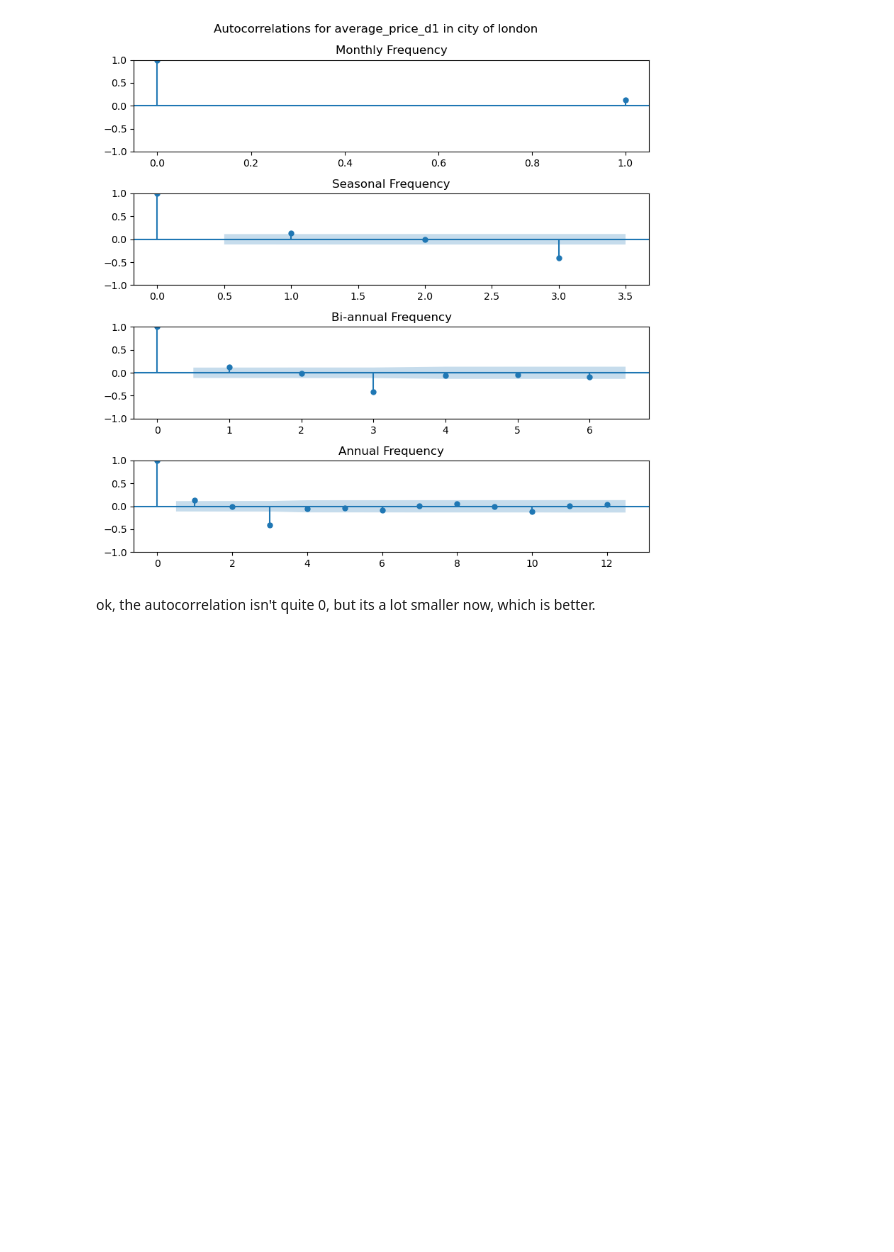
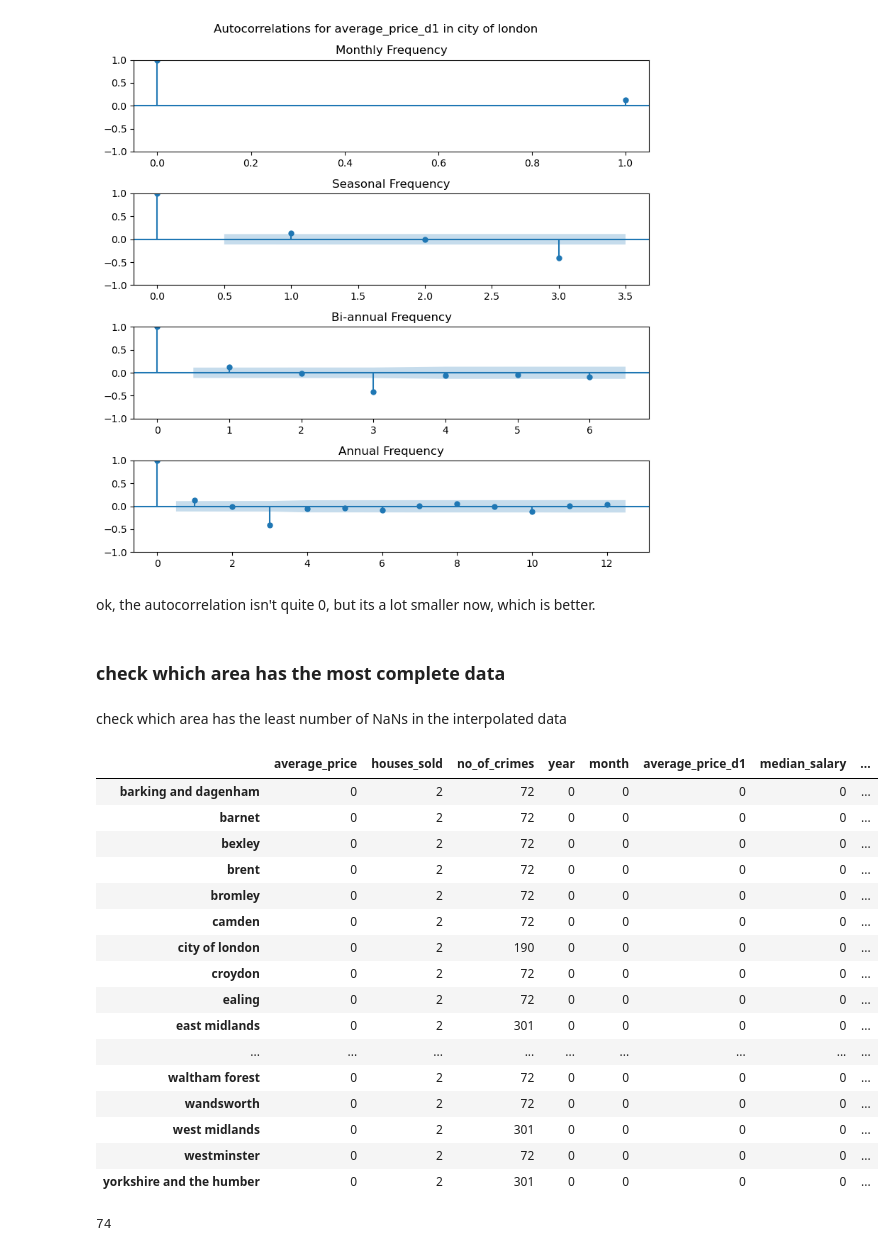
Before and after one commit to hlu109/math462_project, a Jupyter notebook: scripts/data_exploration.ipynb, the cells around one changed output. Drawn from its saved outputs; the diff is of its cells as text; code cells hidden in the pictures; blank space fills up the shorter version.

Commit message:
add code to check data coverage

```diff
--- a/scripts/data_exploration.ipynb
+++ b/scripts/data_exploration.ipynb
@@ -558,3 +554,53 @@ plot_multi_acf(get_area(monthly_data, area)[col], lags, titles, suptitle)
 [figure]
 # %% [markdown]
 ok, the autocorrelation isn't quite 0, but its a lot smaller now, which is better.
+# %% [markdown]
+### check which area has the most complete data
+# %%
+monthly_interpolated_data = load_interpolated_data()
+monthly_data, yearly_data = load_dataset()
+# %% [markdown]
+check which area has the least number of NaNs in the interpolated data
+# %%
+all_cols = [
+    'average_price', 'houses_sold', 'no_of_crimes', 'year', 'month',
+    'average_price_d1', 'median_salary', 'life_satisfaction', 'population_size',
+    'number_of_jobs', 'no_of_houses'
+]
+nan_counts = {}
+
+for a in monthly_data.area.unique():
+    if a not in yearly_data.area.unique():
+        continue
+
+    area_data = get_area(monthly_interpolated_data, a)
+    nan_count = {}
+    for c in all_cols:
+        nan_count[c] = area_data[c].isnull().sum()
+    nan_counts[a] = nan_count
+
+nan_count_df = pd.DataFrame(nan_counts).T
+nan_count_df['sum'] = nan_count_df.sum(axis=1)
+nan_count_df
+# %% [output]
+|  | average_price | houses_sold | no_of_crimes | year | month | average_price_d1 | median_salary | ... |
+| barking and dagenham | 0 | 2 | 72 | 0 | 0 | 0 | 0 | ... |
+| barnet | 0 | 2 | 72 | 0 | 0 | 0 | 0 | ... |
+| bexley | 0 | 2 | 72 | 0 | 0 | 0 | 0 | ... |
+| brent | 0 | 2 | 72 | 0 | 0 | 0 | 0 | ... |
+| bromley | 0 | 2 | 72 | 0 | 0 | 0 | 0 | ... |
+| camden | 0 | 2 | 72 | 0 | 0 | 0 | 0 | ... |
+| city of london | 0 | 2 | 190 | 0 | 0 | 0 | 0 | ... |
+| croydon | 0 | 2 | 72 | 0 | 0 | 0 | 0 | ... |
+| ealing | 0 | 2 | 72 | 0 | 0 | 0 | 0 | ... |
+| east midlands | 0 | 2 | 301 | 0 | 0 | 0 | 0 | ... |
+| ... | ... | ... | ... | ... | ... | ... | ... | ... |
+| waltham forest | 0 | 2 | 72 | 0 | 0 | 0 | 0 | ... |
+| wandsworth | 0 | 2 | 72 | 0 | 0 | 0 | 0 | ... |
+| west midlands | 0 | 2 | 301 | 0 | 0 | 0 | 0 | ... |
+| westminster | 0 | 2 | 72 | 0 | 0 | 0 | 0 | ... |
+| yorkshire and the humber | 0 | 2 | 301 | 0 | 0 | 0 | 0 | ... |
+# %%
+nan_count_df['sum'].min()
+# %% [output]
+74
```
Also changed, not shown: parts of 17 cells of this notebook.
